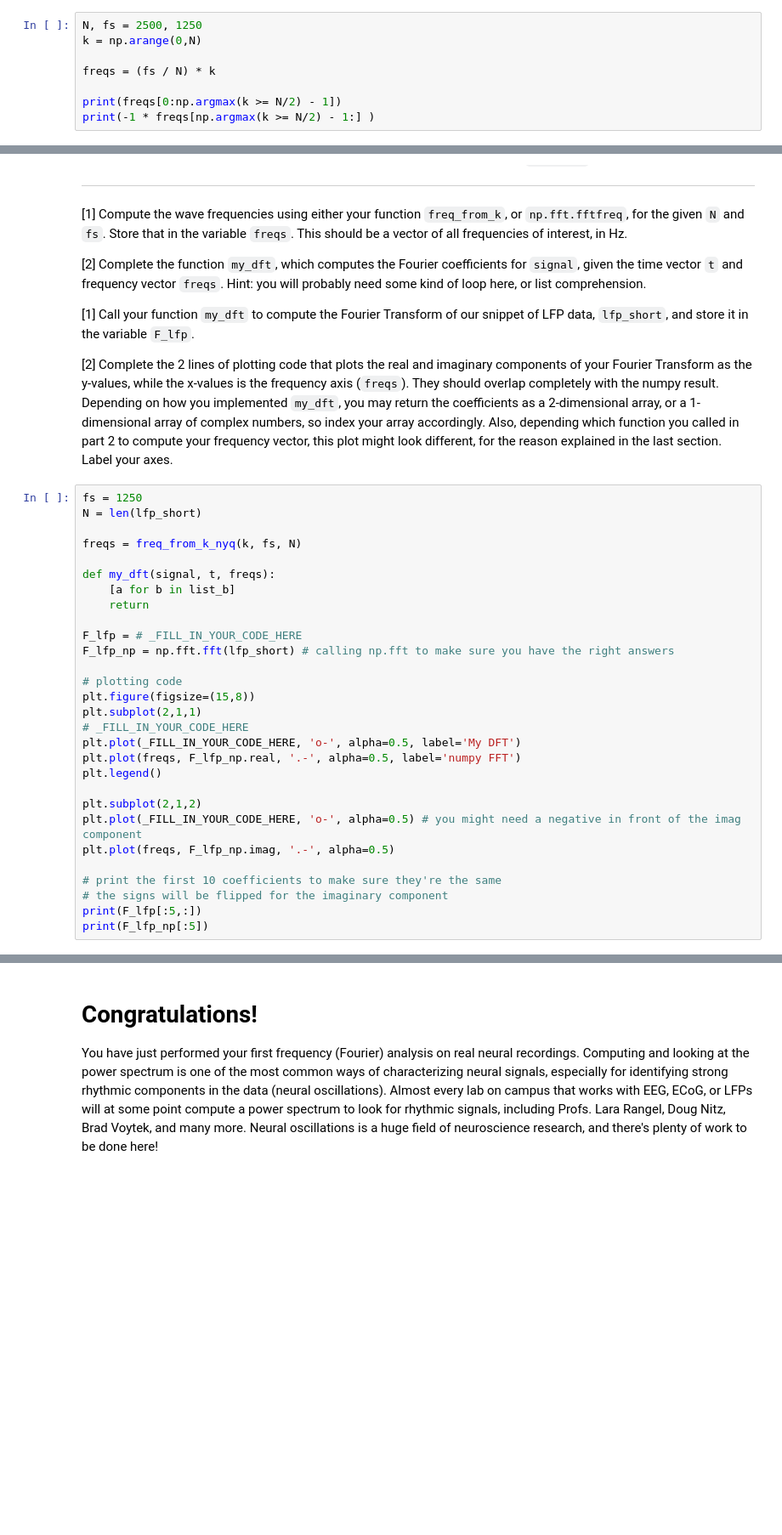
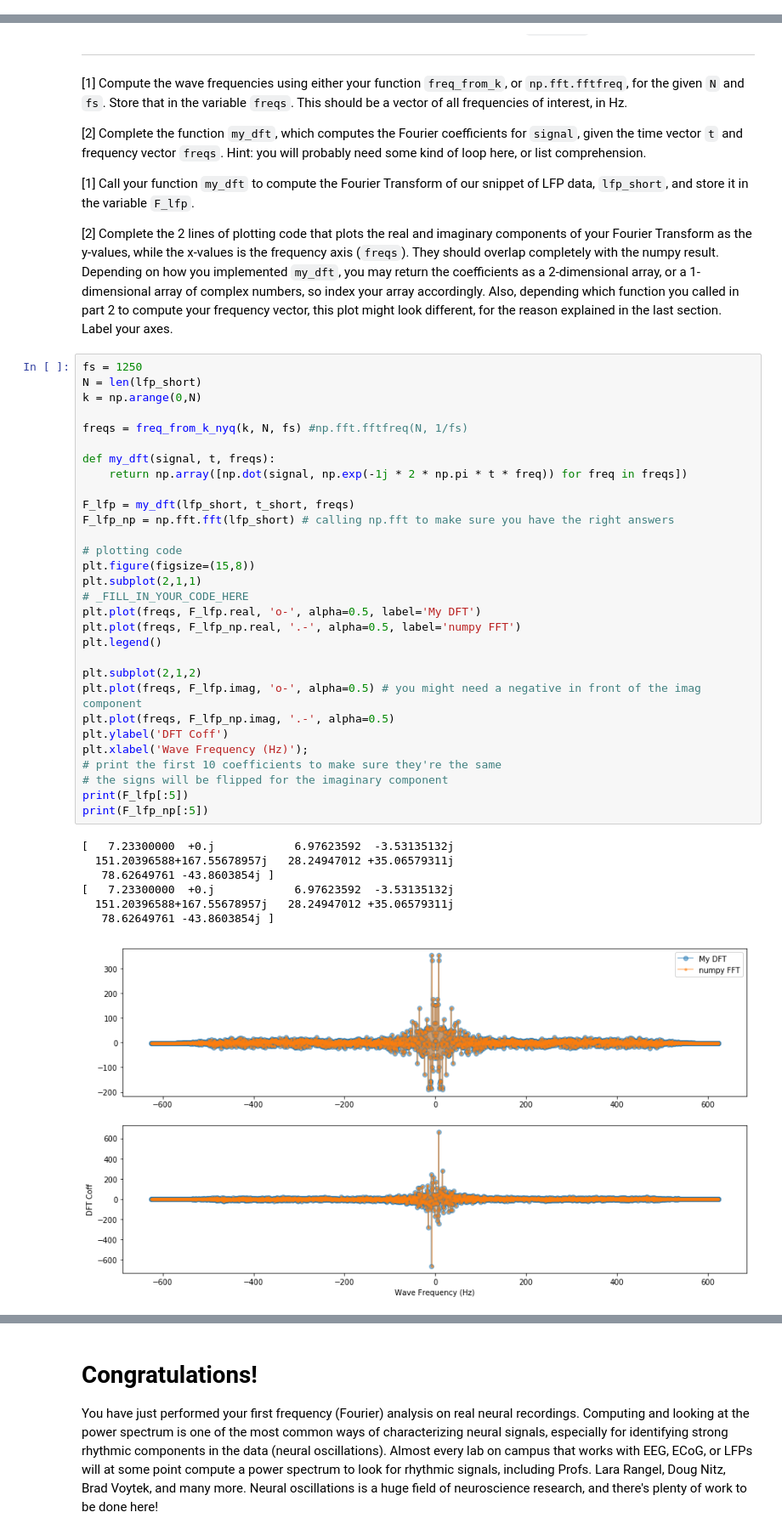
Before and after one commit to TamuzHod/COGS118C, a Jupyter notebook: Assignments/A2-FourierTransform.ipynb, the cells around one changed output, grey strips where cells are left out. Shown at 85% size. Cells and saved outputs as stored; diff of their text form; blank space fills up the shorter version.

```diff
--- a/Assignments/A2-FourierTransform.ipynb
+++ b/Assignments/A2-FourierTransform.ipynb
@@ -326,11 +326,3 @@ In the plot below, I plotted the computed wave frequency of all the wave numbers
 In short, in the strange clock example, a negative frequency would be when the hand rotates **counterclockwise**. For wave number `k=N-1`, for example, after a single time step, you can picture that as the hand jumping clockwise **almost** all the way around the full circle, to the last tick mark. OR, you can picture it as the hand jumping a single step counterclockwise, to -1/N. Because everything we work with is in discrete time, these two scenarios are indistinguishable, and the boundary at which this phenomenon occurs is at `k=N/2`, which corresponds to `fs/2`. This is known as the **Nyquist frequency**, and it's where sinusoidal rotations start to appear as if they are rotating backwards. See [here](https://www.youtube.com/watch?v=VNftf5qLpiA) for a visual demonstration. This is also what gives rise to **aliasing**, which we will explore in detail in the last section.
 
 [BONUS: 2] Uncomment the code below. Write a modified version of your `freq_from_k` function inside `freq_from_k_nyq` such that it returns negative wave frequencies for frequencies greater than the Nyquist frequency. Call the function and store the result in `your_freqs_nyq`, and plot it in the same plot. It should overlap completely with the numpy result.
-# %%
-N, fs = 2500, 1250
-k = np.arange(0,N)
-
-freqs = (fs / N) * k
-
-print(freqs[0:np.argmax(k >= N/2) - 1])
-print(-1 * freqs[np.argmax(k >= N/2) - 1:] )
@@ -383,32 +371,41 @@ Now, you have all the components for writing your own Discrete Fourier Transform
 # %%
 fs = 1250
 N = len(lfp_short)
+k = np.arange(0,N)
 
-freqs = freq_from_k_nyq(k, fs, N)
+freqs = freq_from_k_nyq(k, N, fs) #np.fft.fftfreq(N, 1/fs)
 
 def my_dft(signal, t, freqs):
-    [a for b in list_b]
-    return
+    return np.array([np.dot(signal, np.exp(-1j * 2 * np.pi * t * freq)) for freq in freqs])
 
-F_lfp = # _FILL_IN_YOUR_CODE_HERE
+F_lfp = my_dft(lfp_short, t_short, freqs)
 F_lfp_np = np.fft.fft(lfp_short) # calling np.fft to make sure you have the right answers
 
 # plotting code
 plt.figure(figsize=(15,8))
 plt.subplot(2,1,1)
 # _FILL_IN_YOUR_CODE_HERE
-plt.plot(_FILL_IN_YOUR_CODE_HERE, 'o-', alpha=0.5, label='My DFT')
+plt.plot(freqs, F_lfp.real, 'o-', alpha=0.5, label='My DFT')
 plt.plot(freqs, F_lfp_np.real, '.-', alpha=0.5, label='numpy FFT')
 plt.legend()
 
 plt.subplot(2,1,2)
-plt.plot(_FILL_IN_YOUR_CODE_HERE, 'o-', alpha=0.5) # you might need a negative in front of the imag component
+plt.plot(freqs, F_lfp.imag, 'o-', alpha=0.5) # you might need a negative in front of the imag component
 plt.plot(freqs, F_lfp_np.imag, '.-', alpha=0.5)
-
+plt.ylabel('DFT Coff')
+plt.xlabel('Wave Frequency (Hz)');
 # print the first 10 coefficients to make sure they're the same
 # the signs will be flipped for the imaginary component
-print(F_lfp[:5,:])
+print(F_lfp[:5])
 print(F_lfp_np[:5])
+# %% [output]
+[   7.23300000  +0.j            6.97623592  -3.53135132j
+  151.20396588+167.55678957j   28.24947012 +35.06579311j
+   78.62649761 -43.8603854j ]
+[   7.23300000  +0.j            6.97623592  -3.53135132j
+  151.20396588+167.55678957j   28.24947012 +35.06579311j
+   78.62649761 -43.8603854j ]
+[figure, added]
 # %% [markdown]
 # [3 + 1 Bonus] Q6: Power Spectrum
 The above two plots are the real and imaginary coefficients spectra. While looking at them is interesting, we are often interested in another spectrum, the **power spectrum** of a signal, which is the squared magnitude of the complex vector (defined by coefficients `a_coef` and `b_coef`) at every frequency. This representation tells us which components are the strongest (has the highest power) in our data.
```
Also changed, not shown: parts of 10 cells of this notebook.
